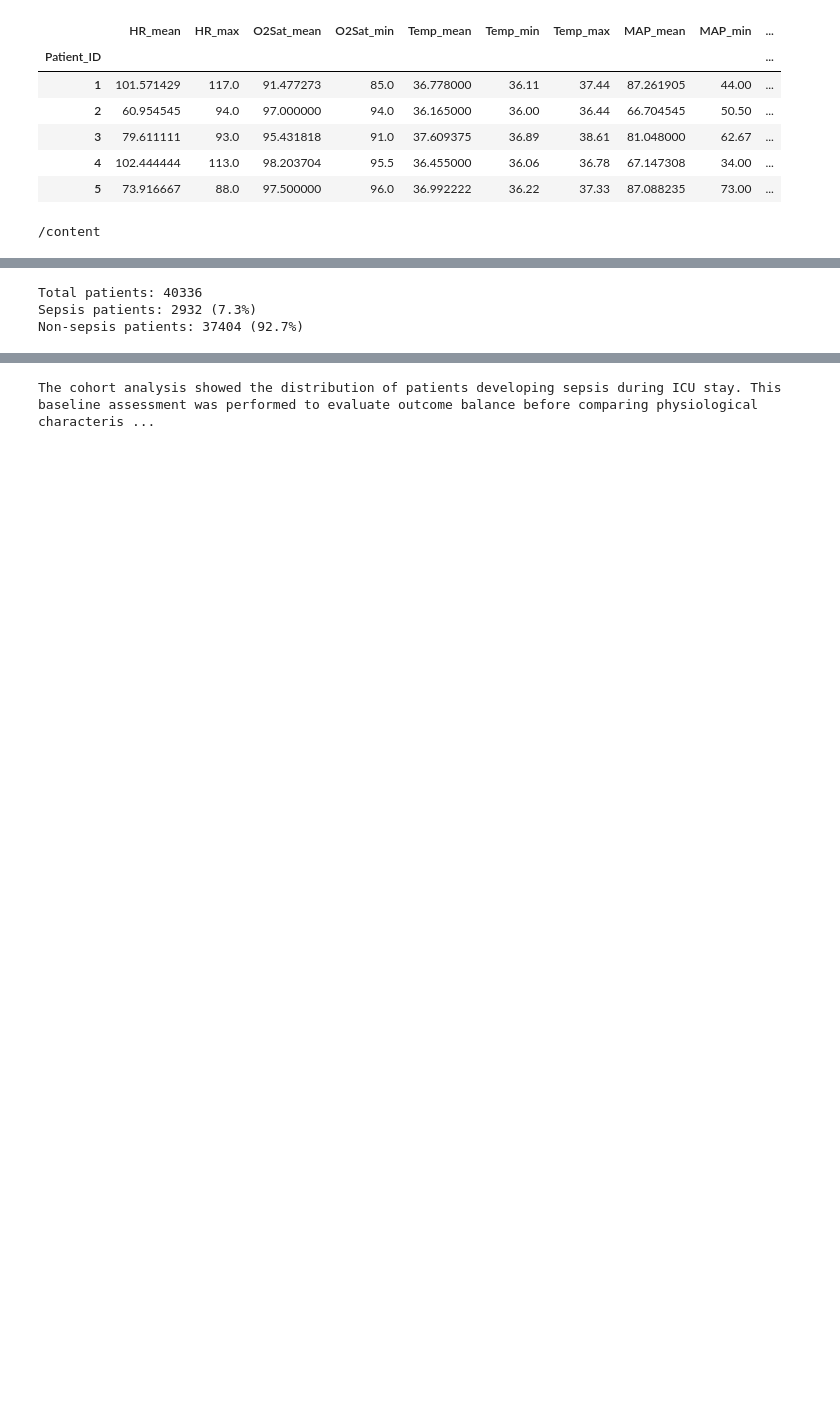
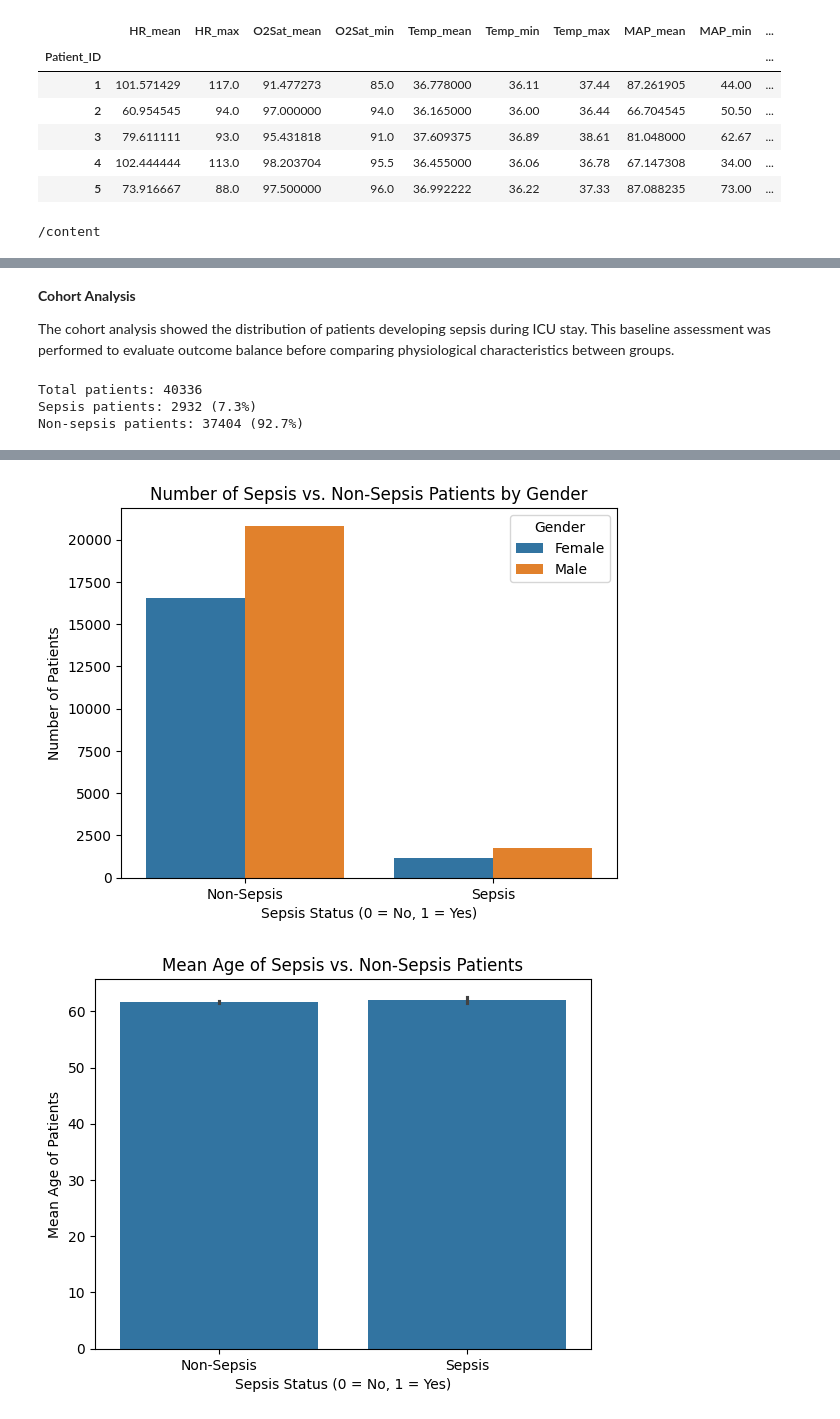
Before and after one commit to dr-koehler-ai/Sepsis-Clinical-Analytics-Project-V1, a Jupyter notebook: Sepsis_Dashboard_V1.ipynb, the cells around one changed output, grey strips where cells are left out. Saved outputs shown, nothing was run; the diff lists cells and outputs as text; code cells hidden in the pictures; blank space fills up the shorter version.

```diff
--- a/Sepsis_Dashboard_V1.ipynb
+++ b/Sepsis_Dashboard_V1.ipynb
@@ -76,7 +78,8 @@ dataset_agg = dataset_clean.groupby("Patient_ID").agg({
     "Creatinine": "max",
     "Age": "first",
     "Gender": "first",
-    "SepsisLabel": "max"
+    "SepsisLabel": "max",
+    'Platelets': 'mean'
 })
 
 # flatten columns
@@ -132,32 +155,58 @@ print(os.getcwd())
+# %% [markdown]
+**Cohort Analysis**
+
+The cohort analysis showed the distribution of patients developing sepsis during ICU stay. This baseline assessment was performed to evaluate outcome balance before comparing physiological characteristics between groups.
 # %%
 # =========================
-# 5. Cohort Analysis
+# 6. Cohort Analysis
 # =========================
 
 total = len(dataset_agg)
 
 sepsis = len(dataset_agg[dataset_agg["SepsisPatient"] == 1])
 non_sepsis = len(dataset_agg[dataset_agg["SepsisPatient"] == 0])
 
 print(f"Total patients: {total}")
 print(f"Sepsis patients: {sepsis} ({sepsis/total:.1%})")
 print(f"Non-sepsis patients: {non_sepsis} ({non_sepsis/total:.1%})")
 
-
 sns.countplot(data=dataset_agg, x="SepsisPatient")
 plt.title ("Number of Sepsis vs. Non-Sepsis Patients")
 plt.xlabel("Sepsis Status (0 = No, 1 = Yes)")
 plt.ylabel("Number of Patients")
 plt.xticks(
     ticks=[0,1],
     labels=["Non-Sepsis", "Sepsis"]
 )
 plt.show()
 
-print("The cohort analysis showed the distribution of patients developing sepsis during ICU stay. This baseline assessment was performed to evaluate outcome balance before comparing physiological characteristics between groups.")
+sns.countplot(data=dataset_agg, x="SepsisPatient", hue="Gender_first")
+plt.title ("Number of Sepsis vs. Non-Sepsis Patients by Gender")
+plt.xlabel("Sepsis Status (0 = No, 1 = Yes)")
+plt.ylabel("Number of Patients")
+plt.xticks(
+    ticks=[0,1],
+    labels=["Non-Sepsis", "Sepsis"]
+)
+plt.legend(
+    title="Gender",
+    labels=["Female", "Male"]
+)
+plt.show()
+
+sns.barplot(data=dataset_agg, x="SepsisPatient", y="Age_first", estimator="mean")
+plt.title ("Mean Age of Sepsis vs. Non-Sepsis Patients")
+plt.xlabel("Sepsis Status (0 = No, 1 = Yes)")
+plt.ylabel("Mean Age of Patients")
+plt.xticks(
+    ticks=[0,1],
+    labels=["Non-Sepsis", "Sepsis"]
+)
+plt.show()
 # %% [output]
 Total patients: 40336
 Sepsis patients: 2932 (7.3%)
 Non-sepsis patients: 37404 (92.7%)
 [figure]
-The cohort analysis showed the distribution of patients developing sepsis during ICU stay. This baseline assessment was performed to evaluate outcome balance before comparing physiological characteris ...
+[figure, added]
+[figure, added]
```
Also changed, not shown: parts of 11 cells of this notebook.
